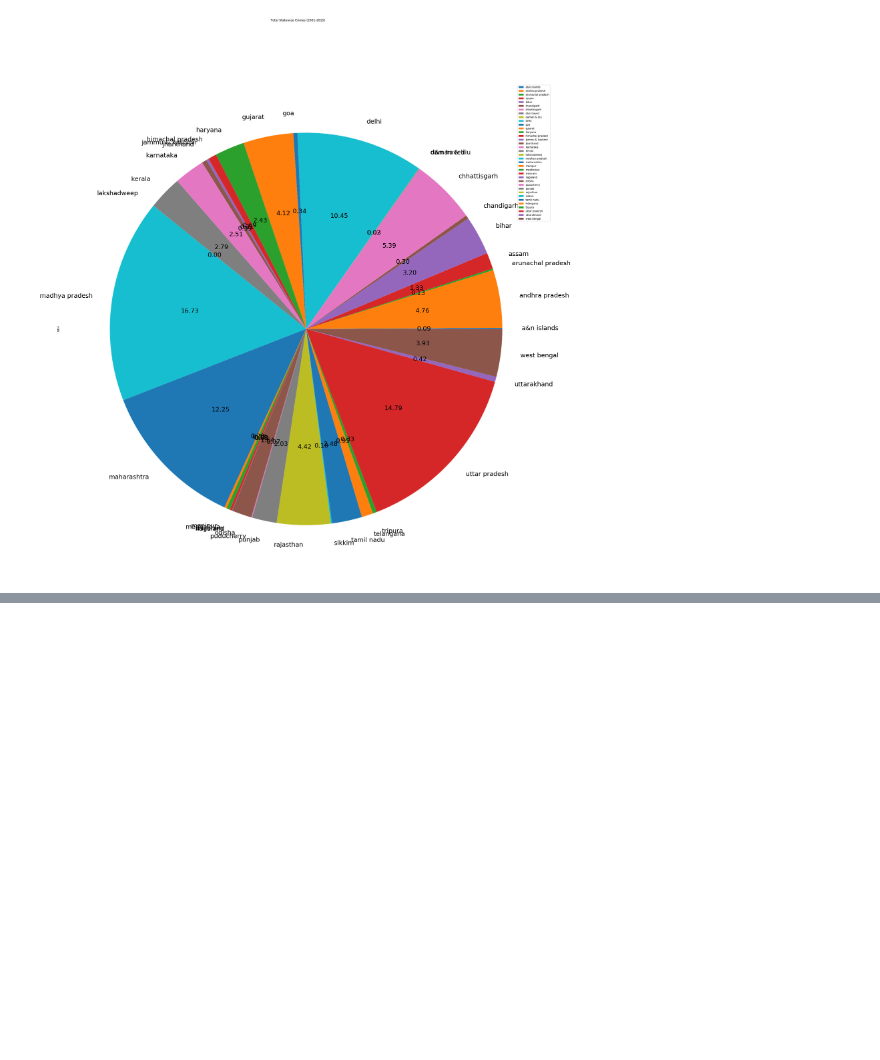
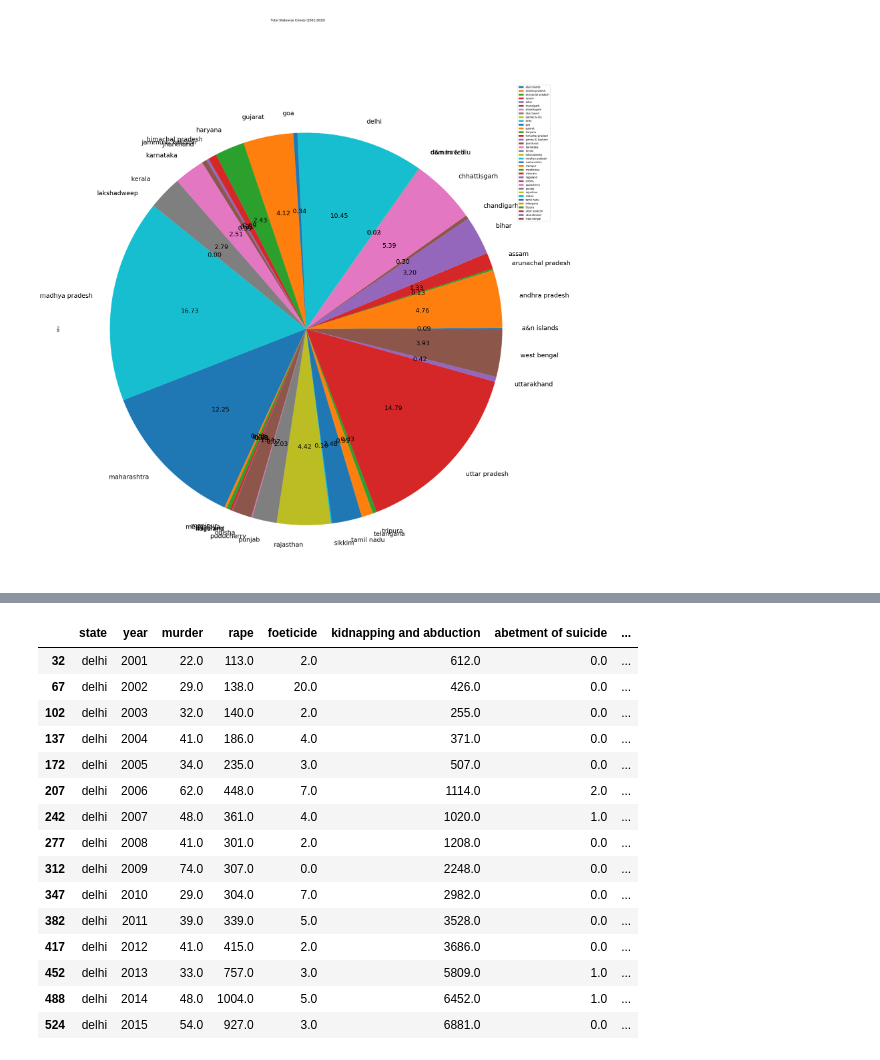
Before and after one commit to rynaa/crime-analysis-report-1, a Jupyter notebook: data_aggregation.ipynb, the cells around one changed output, grey strips where cells are left out. Saved outputs shown, nothing was run; the diff lists cells and outputs as text; code cells hidden in the pictures; blank space fills up the shorter version.

```diff
--- a/data_aggregation.ipynb
+++ b/data_aggregation.ipynb
@@ -177,0 +186,20 @@ array([<matplotlib.axes._subplots.AxesSubplot object at 0x...>],
+# %%
+madhya_pradesh_crimes = state_df.loc[state_df['state'] == 'delhi']
+madhya_pradesh_crimes
+# %% [output]
+|  | state | year | murder | rape | foeticide | kidnapping and abduction | abetment of suicide | ... |
+| 32 | delhi | 2001 | 22.0 | 113.0 | 2.0 | 612.0 | 0.0 | ... |
+| 67 | delhi | 2002 | 29.0 | 138.0 | 20.0 | 426.0 | 0.0 | ... |
+| 102 | delhi | 2003 | 32.0 | 140.0 | 2.0 | 255.0 | 0.0 | ... |
+| 137 | delhi | 2004 | 41.0 | 186.0 | 4.0 | 371.0 | 0.0 | ... |
+| 172 | delhi | 2005 | 34.0 | 235.0 | 3.0 | 507.0 | 0.0 | ... |
+| 207 | delhi | 2006 | 62.0 | 448.0 | 7.0 | 1114.0 | 2.0 | ... |
+| 242 | delhi | 2007 | 48.0 | 361.0 | 4.0 | 1020.0 | 1.0 | ... |
+| 277 | delhi | 2008 | 41.0 | 301.0 | 2.0 | 1208.0 | 0.0 | ... |
+| 312 | delhi | 2009 | 74.0 | 307.0 | 0.0 | 2248.0 | 0.0 | ... |
+| 347 | delhi | 2010 | 29.0 | 304.0 | 7.0 | 2982.0 | 0.0 | ... |
+| 382 | delhi | 2011 | 39.0 | 339.0 | 5.0 | 3528.0 | 0.0 | ... |
+| 417 | delhi | 2012 | 41.0 | 415.0 | 2.0 | 3686.0 | 0.0 | ... |
+| 452 | delhi | 2013 | 33.0 | 757.0 | 3.0 | 5809.0 | 1.0 | ... |
+| 488 | delhi | 2014 | 48.0 | 1004.0 | 5.0 | 6452.0 | 1.0 | ... |
+| 524 | delhi | 2015 | 54.0 | 927.0 | 3.0 | 6881.0 | 0.0 | ... |
```
Also changed, not shown: parts of 8 cells of this notebook.
